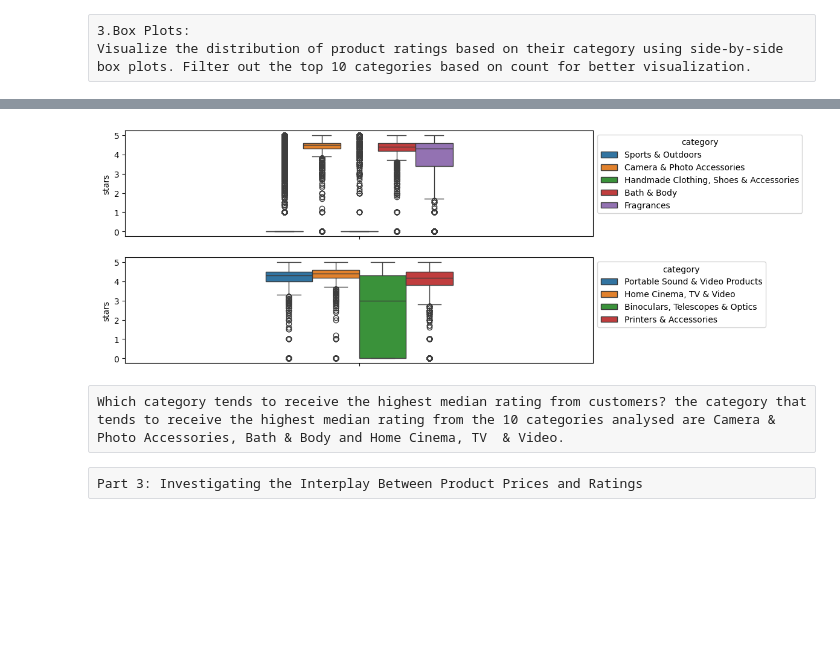
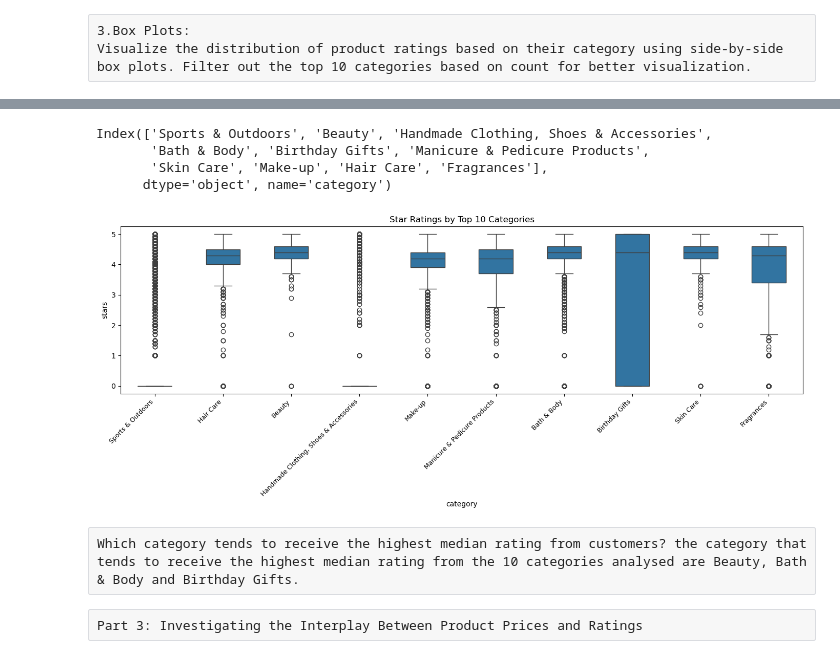
Before and after one commit to cadiyubu/lab-eda-bivariate, a Jupyter notebook: Lab_bivariate_solved.ipynb, the cells around one changed output, grey strips where cells are left out. Saved outputs shown, nothing was run; the diff lists cells and outputs as text; code cells hidden in the pictures; blank space fills up the shorter version.

```diff
--- a/Lab_bivariate_solved.ipynb
+++ b/Lab_bivariate_solved.ipynb
@@ -217,3 +242,7 @@ Which product category tends to have the highest median price? To answer this qu
 2.Bar Charts:
 
 Create a bar chart comparing the average price of products for the top 10 product categories (based on count).
+# %%
+top_cat_count = df['category'].value_counts().to_frame()
+top_10_cats= top_cat_count.head(10).index
+top_10_cats
@@ -279,22 +291,32 @@ top_cat.to_frame()
+# %%
+top_10_cats= top_cat_count.head(10).index
+top_10_cats
+# %% [output]
+Index(['Sports & Outdoors', 'Beauty', 'Handmade Clothing, Shoes & Accessories',
+       'Bath & Body', 'Birthday Gifts', 'Manicure & Pedicure Products',
+       'Skin Care', 'Make-up', 'Hair Care', 'Fragrances'],
+      dtype='object', name='category')
 # %%
 #Visualization
 
 # 2.1 Plot a box plot for 'stars' which will be our product ratings indicator, categorized by 'category'.
 # This will help visualize the central tendencies and spreads for each sale condition.
-fig, axes = plt.subplots(2,1,figsize=(10,5))
-sns.boxplot(data=df1[df1.category.isin(top_cat.head(5).index.tolist())], y='stars', hue='category', ax=axes[0],width=0.4)
-sns.boxplot(data=df1[df1.category.isin(top_cat.iloc[6:10].index.tolist())], y='stars', hue='category', ax=axes[1],width=0.4)
+fig, ax = plt.subplots(figsize=(14, 6))
 
-# Move legends outside the plot
-axes[0].legend(loc='upper left', bbox_to_anchor=(1, 1), title='category')
-axes[1].legend(loc='upper left', bbox_to_anchor=(1, 1), title='category')
-plt.tight_layout
+sns.boxplot(
+    data=df1[df1.category.isin(top_10_cats)],
+    x='category', y='stars',
+    width=0.5, ax=ax
+)
 
+ax.set_xticklabels(ax.get_xticklabels(), rotation=45, ha='right', fontsize=9)
+ax.set_title('Star Ratings by Top 10 Categories')
+plt.tight_layout()
 plt.show()
 # %% [output]
-[figure, old version]
+[figure, new version]
 # %% [raw]
-Which category tends to receive the highest median rating from customers? the category that tends to receive the highest median rating from the 10 categories analysed are Camera & Photo Accessories, Bath & Body and Home Cinema, TV  & Video.
+Which category tends to receive the highest median rating from customers? the category that tends to receive the highest median rating from the 10 categories analysed are Beauty, Bath & Body and Birthday Gifts.
 # %% [raw]
 Part 3: Investigating the Interplay Between Product Prices and Ratings
 # %% [raw]
```
Also changed, not shown: parts of 18 cells of this notebook.
